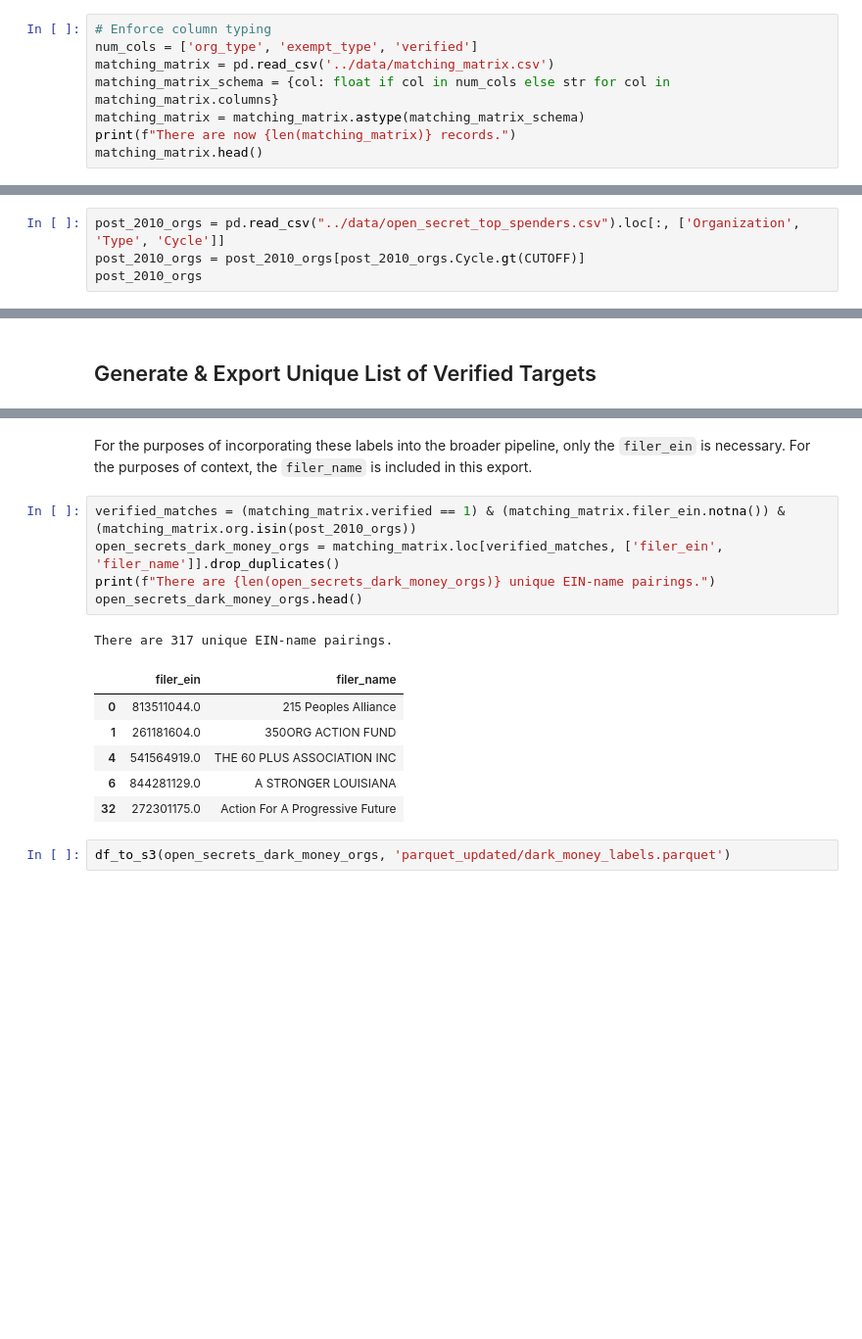
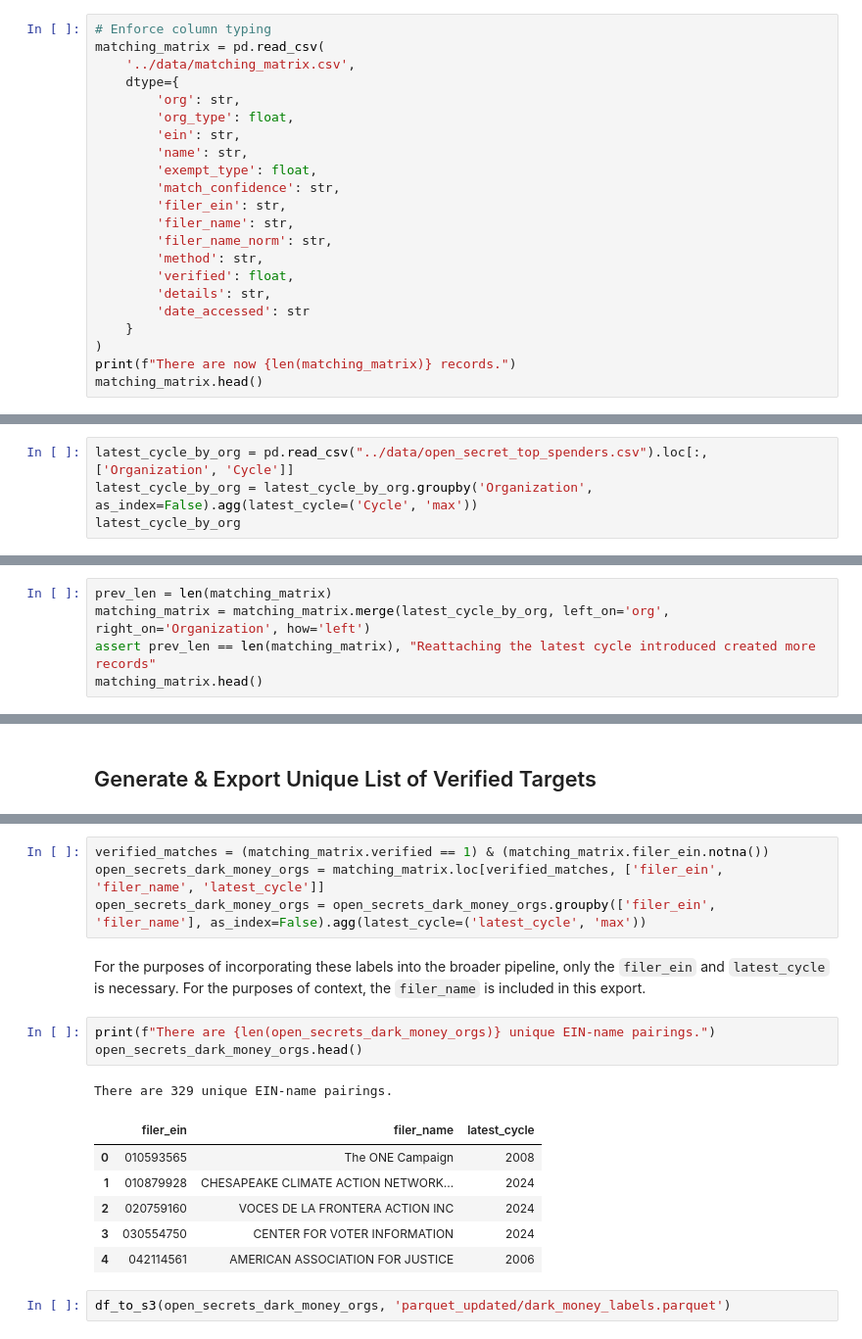
Before and after one commit to team-glass-house/influence-network, a Jupyter notebook: notebooks/dark_money_targets.ipynb, the cells around one changed output, grey strips where cells are left out. Shown at 98% size. Saved outputs shown, nothing was run; the diff lists cells and outputs as text; blank space fills up the shorter version.

```diff
--- a/notebooks/dark_money_targets.ipynb
+++ b/notebooks/dark_money_targets.ipynb
@@ -120,10 +120,24 @@ match_df.to_csv('../data/potential_dark_money_matches.csv', index=False)
 ## Ingest the Verification Sheet
 # %%
 # Enforce column typing
-num_cols = ['org_type', 'exempt_type', 'verified']
-matching_matrix = pd.read_csv('../data/matching_matrix.csv')
-matching_matrix_schema = {col: float if col in num_cols else str for col in matching_matrix.columns}
-matching_matrix = matching_matrix.astype(matching_matrix_schema)
+matching_matrix = pd.read_csv(
+    '../data/matching_matrix.csv',
+    dtype={
+        'org': str,
+        'org_type': float,
+        'ein': str,
+        'name': str,
+        'exempt_type': float,
+        'match_confidence': str,
+        'filer_ein': str,
+        'filer_name': str,
+        'filer_name_norm': str,
+        'method': str,
+        'verified': float,
+        'details': str,
+        'date_accessed': str
+    }
+)
 print(f"There are now {len(matching_matrix)} records.")
 matching_matrix.head()
 # %% [output]
@@ -143,5 +161,5 @@ CUTOFF = 2010
 # %%
-post_2010_orgs = pd.read_csv("../data/open_secret_top_spenders.csv").loc[:, ['Organization', 'Type', 'Cycle']]
-post_2010_orgs = post_2010_orgs[post_2010_orgs.Cycle.gt(CUTOFF)]
-post_2010_orgs
+latest_cycle_by_org = pd.read_csv("../data/open_secret_top_spenders.csv").loc[:, ['Organization', 'Cycle']]
+latest_cycle_by_org = latest_cycle_by_org.groupby('Organization', as_index=False).agg(latest_cycle=('Cycle', 'max'))
+latest_cycle_by_org
 # %% [output]
@@ -184,0 +181,5 @@ Length: 394, dtype: str
+# %%
+prev_len = len(matching_matrix)
+matching_matrix = matching_matrix.merge(latest_cycle_by_org, left_on='org', right_on='Organization', how='left')
+assert prev_len == len(matching_matrix), "Reattaching the latest cycle introduced created more records"
+matching_matrix.head()
@@ -187,17 +197,19 @@ Length: 394, dtype: str
+# %%
+verified_matches = (matching_matrix.verified == 1) & (matching_matrix.filer_ein.notna())
+open_secrets_dark_money_orgs = matching_matrix.loc[verified_matches, ['filer_ein', 'filer_name', 'latest_cycle']]
+open_secrets_dark_money_orgs = open_secrets_dark_money_orgs.groupby(['filer_ein', 'filer_name'], as_index=False).agg(latest_cycle=('latest_cycle', 'max'))
 # %% [markdown]
-For the purposes of incorporating these labels into the broader pipeline, only the `filer_ein` is necessary. For the purposes of context, the `filer_name` is included in this export.
+For the purposes of incorporating these labels into the broader pipeline, only the `filer_ein` and `latest_cycle` is necessary. For the purposes of context, the `filer_name` is included in this export.
 # %%
-verified_matches = (matching_matrix.verified == 1) & (matching_matrix.filer_ein.notna()) & (matching_matrix.org.isin(post_2010_orgs))
-open_secrets_dark_money_orgs = matching_matrix.loc[verified_matches, ['filer_ein', 'filer_name']].drop_duplicates()
 print(f"There are {len(open_secrets_dark_money_orgs)} unique EIN-name pairings.")
 open_secrets_dark_money_orgs.head()
 # %% [output]
-There are 317 unique EIN-name pairings.
+There are 329 unique EIN-name pairings.
-|  | filer_ein | filer_name |
-| 0 | 813511044.0 | 215 Peoples Alliance |
-| 1 | 261181604.0 | 350ORG ACTION FUND |
-| 4 | 541564919.0 | THE 60 PLUS ASSOCIATION INC |
-| 6 | 844281129.0 | A STRONGER LOUISIANA |
-| 32 | 272301175.0 | Action For A Progressive Future |
+|  | filer_ein | filer_name | latest_cycle |
+| 0 | 010593565 | The ONE Campaign | 2008 |
+| 1 | 010879928 | CHESAPEAKE CLIMATE ACTION NETWORK... | 2024 |
+| 2 | 020759160 | VOCES DE LA FRONTERA ACTION INC | 2024 |
+| 3 | 030554750 | CENTER FOR VOTER INFORMATION | 2024 |
+| 4 | 042114561 | AMERICAN ASSOCIATION FOR JUSTICE | 2006 |
 # %%
 df_to_s3(open_secrets_dark_money_orgs, 'parquet_updated/dark_money_labels.parquet')
```
Also changed, not shown: parts of 11 cells of this notebook.
